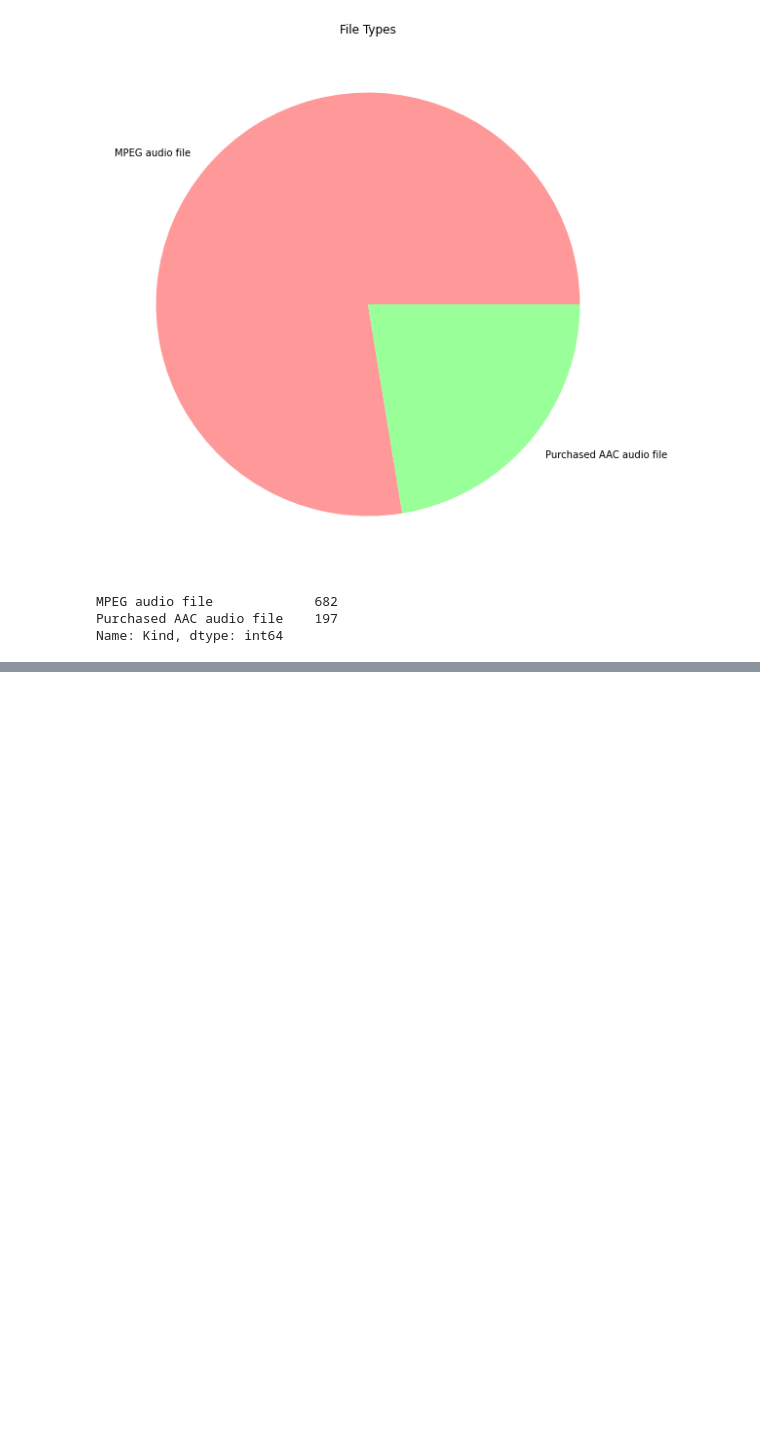
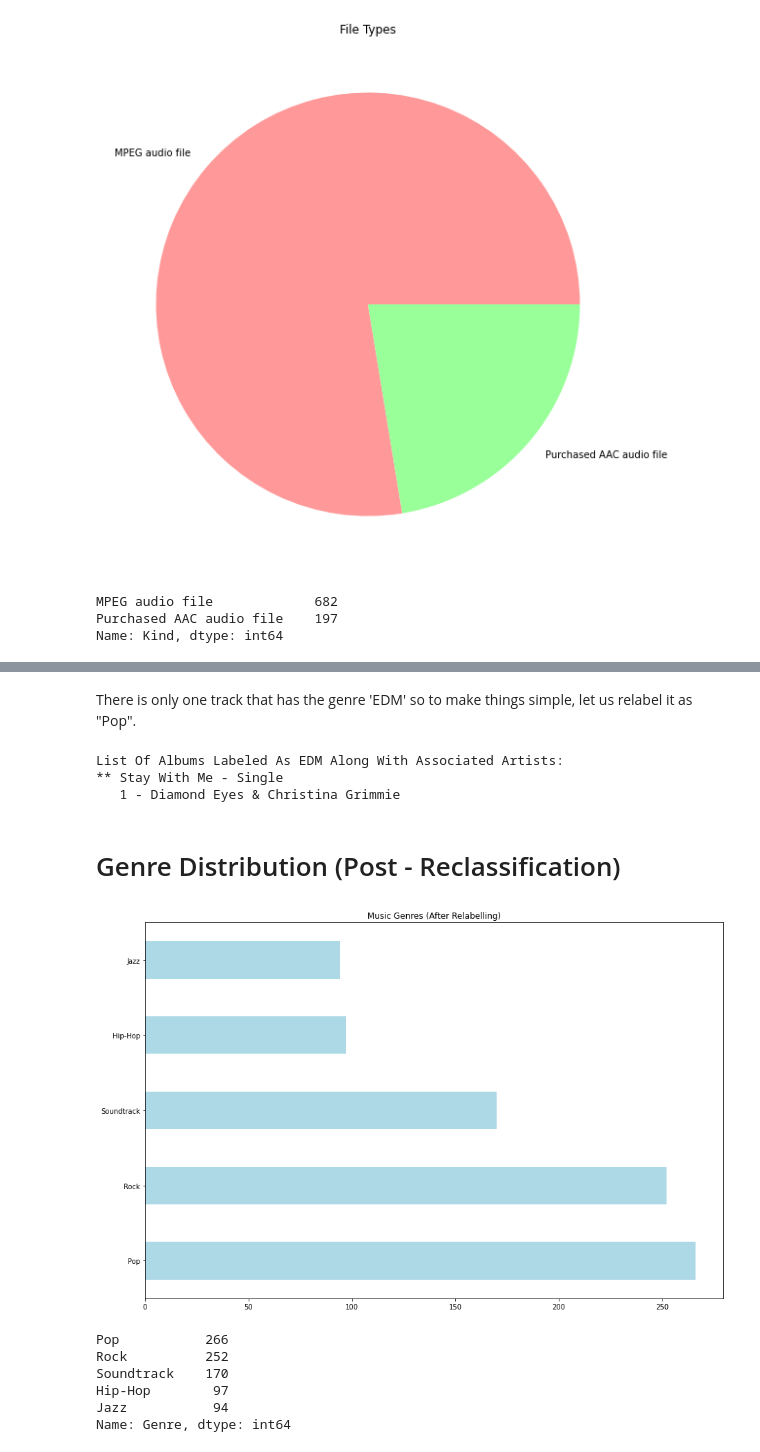
Before and after one commit to xnell90/Music-Genre-Classifier, a Jupyter notebook: data/scripts/my_music.ipynb, the cells around one changed output, grey strips where cells are left out. Cells and saved outputs as stored; diff of their text form; code cells hidden in the pictures; blank space fills up the shorter version.

```diff
--- a/data/scripts/my_music.ipynb
+++ b/data/scripts/my_music.ipynb
@@ -66,0 +431,8 @@ plt.show()
+# %% [markdown]
+There is only one track that has the genre 'EDM' so to make things simple, let us relabel it as "Pop".
+# %%
+display_album_artist_by_genre("EDM")
+# %% [output]
+List Of Albums Labeled As EDM Along With Associated Artists:
+** Stay With Me - Single
+   1 - Diamond Eyes & Christina Grimmie
@@ -66,0 +441,20 @@ plt.show()
+# %% [markdown]
+# Genre Distribution (Post - Reclassification)
+# %%
+music_genre_counter = my_music_metadata_df['Genre'].value_counts()
+music_genre_counter.plot(
+    kind='barh',
+    figsize=(15,10),
+    color='lightblue',
+    title='Music Genres (After Relabelling)'
+)
+plt.show()
+my_music_metadata_df.Genre.value_counts()
+# %% [output]
+[figure, added]
+Pop           266
+Rock          252
+Soundtrack    170
+Hip-Hop        97
+Jazz           94
+Name: Genre, dtype: int64
```
Also changed, not shown: parts of 66 cells of this notebook, 2 other files.
